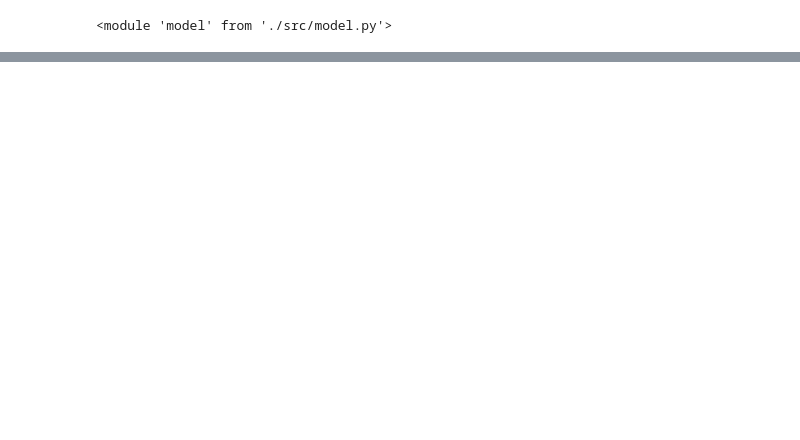
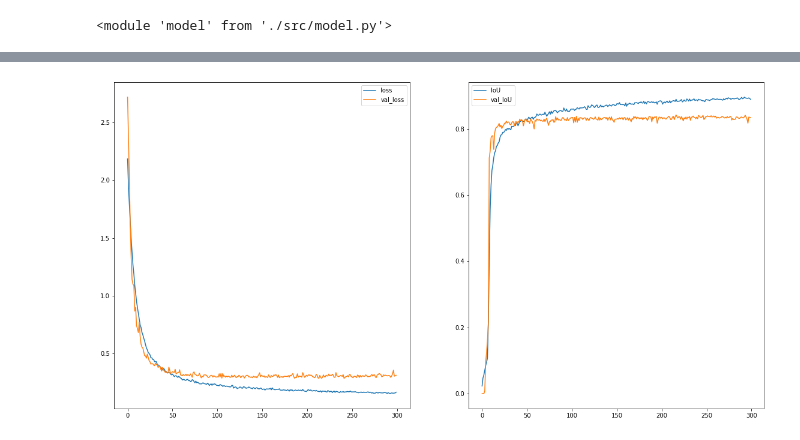
Before and after one commit to J-Taniguchi/deeplab_v3plus_tfkeras, a Jupyter notebook: transfer-OS16.ipynb, the cells around one changed output, grey strips where cells are left out. Saved outputs shown, nothing was run; the diff lists cells and outputs as text; code cells hidden in the pictures; blank space fills up the shorter version.

```diff
--- a/transfer-OS16.ipynb
+++ b/transfer-OS16.ipynb
@@ -49,3 +61,3 @@ n_epochs=300
 # %%
-train_data_gen = DataGenerator(n_categories, image_size, batch_size, img_paths    , seg_img_paths, augmentation=True )
-valid_data_gen = DataGenerator(n_categories, image_size, batch_size, valid_x_paths, valid_y_paths, augmentation=False)
+train_data_gen = DataGenerator(n_categories, image_size, batch_size, img_paths    , seg_img_paths, preprocess, augmentation=True , shuffle=True)
+valid_data_gen = DataGenerator(n_categories, image_size, batch_size, valid_x_paths, valid_y_paths, preprocess, augmentation=False, shuffle=False)
@@ -59,15 +66,15 @@ model = deeplab_v3plus_transfer_os16(n_categories, encoder, layer_name_to_decode
 # %%
 loss_function = tf.keras.losses.categorical_crossentropy
 opt = tf.keras.optimizers.Adam()
-model.compile(optimizer=opt, loss=loss_function, metrics=["accuracy"])
+model.compile(optimizer=opt, loss=loss_function, metrics=[IoU])
 # %%
 filepath = os.path.join(out_dir,'{epoch:06d}.h5')
 cp_cb = keras.callbacks.ModelCheckpoint(filepath,
-                                        monitor='val_loss',
-                                        verbose=0,
+                                        monitor='val_IoU',
+                                        verbose=1,
                                         save_best_only=True,
                                         save_weights_only=False,
-                                        mode='auto')
+                                        mode='max')
 # %%
 #hist = model.fit_generator(data_gen, validation_data=(valid_x, valid_y), epochs=par.n_epochs, steps_per_epoch=par.n_batch, callbacks=[cp_cb])
 hist = model.fit_generator(train_data_gen,
@@ -75,7 +82,7 @@ hist = model.fit_generator(train_data_gen,
                            steps_per_epoch=len(train_data_gen),
                            validation_data=valid_data_gen,
                            validation_steps=len(valid_data_gen),
-                           shuffle = True,
+                           #shuffle = False,
                            workers=8,
                            use_multiprocessing=True,
                            callbacks=[cp_cb])
@@ -106,15 +108,17 @@ Epoch 38/300
 # %%
 plt.figure(figsize=(30,10))
 
 plt.subplot(1,3,1)
 plt.plot(hist.history["loss"], label="loss")
 plt.plot(hist.history["val_loss"], label="val_loss")
 plt.legend()
 
 plt.subplot(1,3,2)
-plt.plot(hist.history["acc"], label="acc")
-plt.plot(hist.history["val_acc"], label="val_acc")
+plt.plot(hist.history["IoU"], label="IoU")
+plt.plot(hist.history["val_IoU"], label="val_IoU")
 plt.legend()
 plt.savefig(os.path.join(out_dir,'losscurve.png'))
+# %% [output]
+[figure, added]
 # %%
 model.save(os.path.join(out_dir,'final_epoch.h5'))
```
Also changed, not shown: parts of 8 cells of this notebook, 8 other files.
